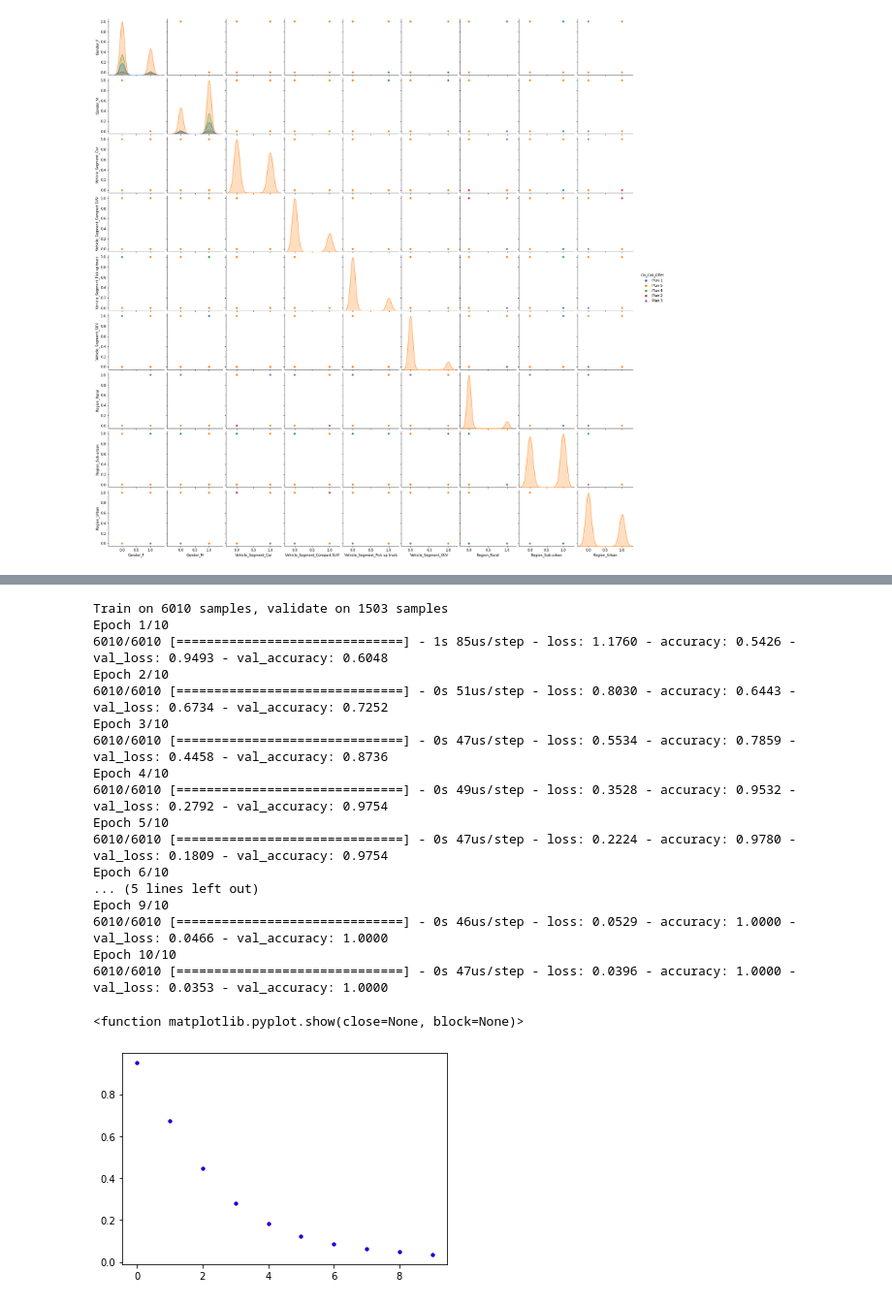
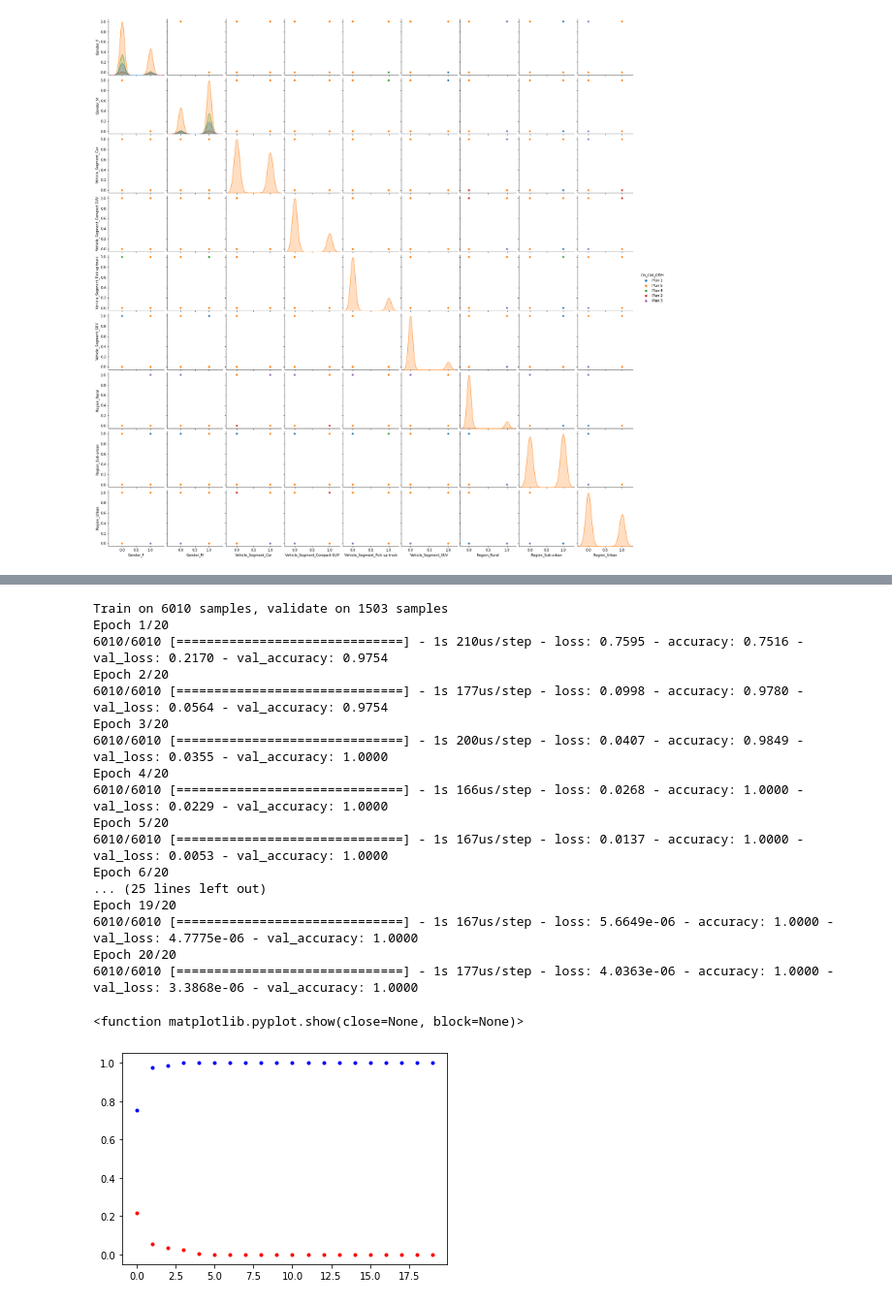
Before and after one commit to Juhan324/3-2-AI-project, a Jupyter notebook: AI project/Automobile customer multi-classification/Automobile Customer.ipynb, the cells around one changed output, grey strips where cells are left out. Shown at 97% size. Drawn from its saved outputs; the diff is of its cells as text; code cells hidden in the pictures.

```diff
--- a/AI project/Automobile customer multi-classification/Automobile Customer.ipynb
+++ b/AI project/Automobile customer multi-classification/Automobile Customer.ipynb
@@ -165,44 +164,48 @@ Y_encoded = np_utils.to_categorical(Y)
 X_train, X_test, Y_train, Y_test = train_test_split(X, Y_encoded, test_size=0.3, random_state=seed)
 # %%
 model = Sequential()
-model.add(Dense(8, input_dim=9, activation='relu'))
+model.add(Dense(16, input_dim=9, activation='relu'))
+model.add(Dense(8, activation='relu'))
 model.add(Dense(5, activation='softmax'))
 
 model.compile(loss='categorical_crossentropy',
               optimizer='adam',
               metrics=['accuracy'])
+
+#학습 자동 중단
+early_stopping_callback = EarlyStopping(monitor='val_loss', patience=5)
 # %%
-history = model.fit(X_train, Y_train, epochs = 10, validation_split=0.2, batch_size=32)
+history = model.fit(X_train, Y_train, epochs = 20, validation_split=0.2, batch_size=10, callbacks=[early_stopping_callback])
 # %% [output]
 Train on 6010 samples, validate on 1503 samples
-Epoch 1/10
-6010/6010 [==============================] - 1s 85us/step - loss: 1.1760 - accuracy: 0.5426 - val_loss: 0.9493 - val_accuracy: 0.6048
-Epoch 2/10
-6010/6010 [==============================] - 0s 51us/step - loss: 0.8030 - accuracy: 0.6443 - val_loss: 0.6734 - val_accuracy: 0.7252
-Epoch 3/10
-6010/6010 [==============================] - 0s 47us/step - loss: 0.5534 - accuracy: 0.7859 - val_loss: 0.4458 - val_accuracy: 0.8736
-Epoch 4/10
-6010/6010 [==============================] - 0s 49us/step - loss: 0.3528 - accuracy: 0.9532 - val_loss: 0.2792 - val_accuracy: 0.9754
-Epoch 5/10
-6010/6010 [==============================] - 0s 47us/step - loss: 0.2224 - accuracy: 0.9780 - val_loss: 0.1809 - val_accuracy: 0.9754
-Epoch 6/10
-... (5 lines left out)
-Epoch 9/10
-6010/6010 [==============================] - 0s 46us/step - loss: 0.0529 - accuracy: 1.0000 - val_loss: 0.0466 - val_accuracy: 1.0000
-Epoch 10/10
-6010/6010 [==============================] - 0s 47us/step - loss: 0.0396 - accuracy: 1.0000 - val_loss: 0.0353 - val_accuracy: 1.0000
+Epoch 1/20
+6010/6010 [==============================] - 1s 210us/step - loss: 0.7595 - accuracy: 0.7516 - val_loss: 0.2170 - val_accuracy: 0.9754
+Epoch 2/20
+6010/6010 [==============================] - 1s 177us/step - loss: 0.0998 - accuracy: 0.9780 - val_loss: 0.0564 - val_accuracy: 0.9754
+Epoch 3/20
+6010/6010 [==============================] - 1s 200us/step - loss: 0.0407 - accuracy: 0.9849 - val_loss: 0.0355 - val_accuracy: 1.0000
+Epoch 4/20
+6010/6010 [==============================] - 1s 166us/step - loss: 0.0268 - accuracy: 1.0000 - val_loss: 0.0229 - val_accuracy: 1.0000
+Epoch 5/20
+6010/6010 [==============================] - 1s 167us/step - loss: 0.0137 - accuracy: 1.0000 - val_loss: 0.0053 - val_accuracy: 1.0000
+Epoch 6/20
+... (25 lines left out)
+Epoch 19/20
+6010/6010 [==============================] - 1s 167us/step - loss: 5.6649e-06 - accuracy: 1.0000 - val_loss: 4.7775e-06 - val_accuracy: 1.0000
+Epoch 20/20
+6010/6010 [==============================] - 1s 177us/step - loss: 4.0363e-06 - accuracy: 1.0000 - val_loss: 3.3868e-06 - val_accuracy: 1.0000
 # %%
 y_vloss = history.history['val_loss']
 
 y_acc = history.history['accuracy']
 
 x_len = numpy.arange(len(y_acc))
 plt.plot(x_len, y_vloss, "o", c="red", markersize=3)
-plt.plot(x_len, y_vloss, "o", c="blue", markersize=3)
+plt.plot(x_len, y_acc, "o", c="blue", markersize=3)
 plt.show
 # %% [output]
 <function matplotlib.pyplot.show(close=None, block=None)>
-[figure, old version]
+[figure, new version]
 # %%
 print("\n Accuracy: %.4f" % (model.evaluate(X_test, Y_test)[1]))
 # %% [output]
```
Also changed, not shown: parts of 9 cells of this notebook, 1 other file.
